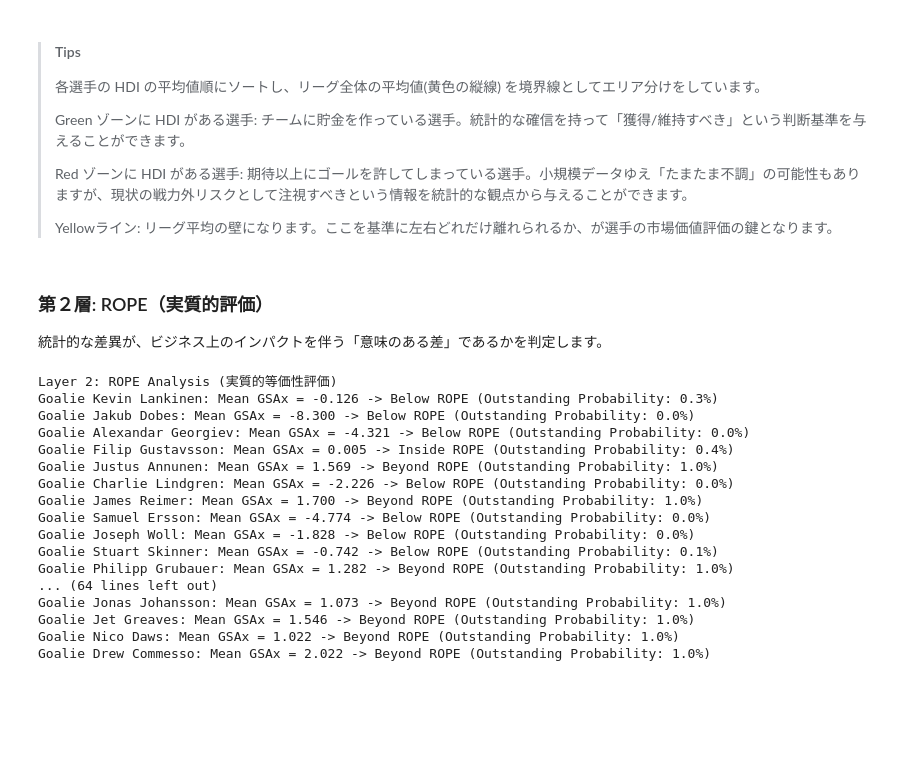
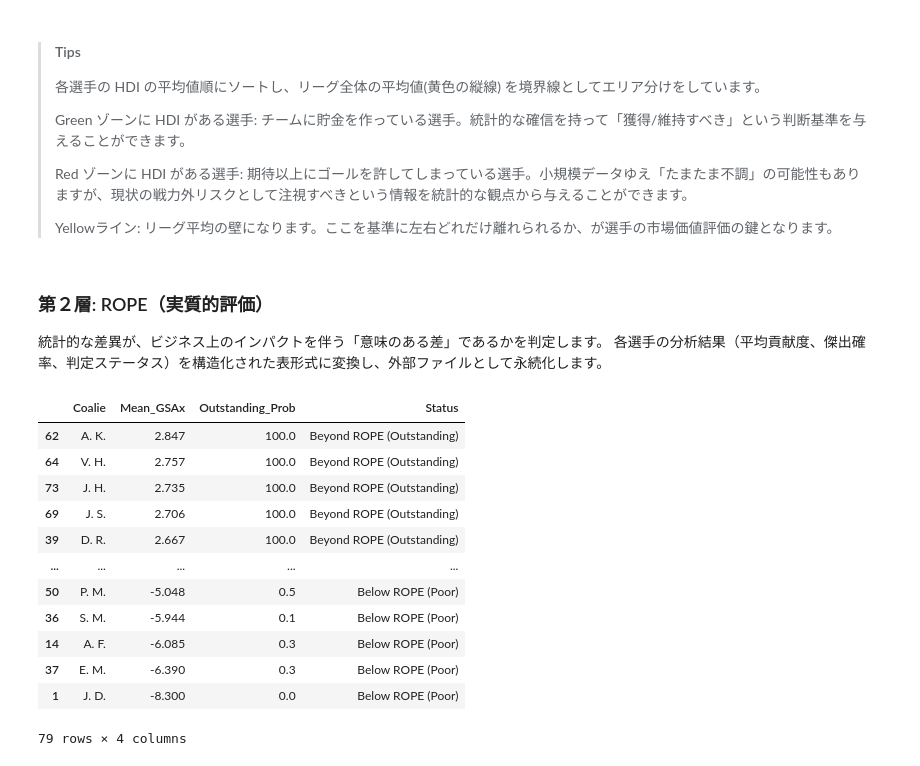
Before and after one commit to petalab-io/bayesian-iroha, a Jupyter notebook: notebooks/02_hockey_gotender/hockey_spatial_analysis.ipynb, the cells around one changed output. Saved outputs shown, nothing was run; the diff lists cells and outputs as text; code cells hidden in the pictures; blank space fills up the shorter version.

Commit message:
Feat: ROPE を実施する#10

```diff
--- a/notebooks/02_hockey_gotender/hockey_spatial_analysis.ipynb
+++ b/notebooks/02_hockey_gotender/hockey_spatial_analysis.ipynb
@@ -547,38 +547,45 @@ plt.show()
 # %% [markdown]
 ### 第２層: ROPE（実質的評価）
 統計的な差異が、ビジネス上のインパクトを伴う「意味のある差」であるかを判定します。
+各選手の分析結果（平均貢献度、傑出確率、判定ステータス）を構造化された表形式に変換し、外部ファイルとして永続化します。
 # %%
-# ±0.05点以内は実務上の誤差とみなす
-ROPE_THRESHOLD = 0.05
+ROPE_THRESHOLD = 0.05  # ±0.05点以内は実務上の誤差とみなす
+results_rope = []  # 分析結果を格納するリストの準備
 
-print("Layer 2: ROPE Analysis (実質的等価性評価)")
 for i, dist in enumerate(list_goalie_gsax):
     mean_gsax = dist.mean()
     prob_above_rope = (dist > ROPE_THRESHOLD).mean()
 
     if mean_gsax > ROPE_THRESHOLD:
-        res = "Beyond ROPE"
+        status = "Beyond ROPE (Outstanding)"
     elif mean_gsax < -ROPE_THRESHOLD:
-        res = "Below ROPE"
+        status = "Below ROPE (Poor)"
     else:
-        res = "Inside ROPE"
+        status = "Inside ROPE (Equivalent)"
 
-    print(f"Goalie {id_to_name[i]}: Mean GSAx = {mean_gsax:.3f} -> {res} (Outstanding Probability: {prob_above_rope:.1f}%)")
+    # リストに追加
+    results_rope.append({
+        "Coalie": obfuscate_name(id_to_name[i]),  # 選手名を匿名化
+        "Mean_GSAx": round(mean_gsax, 3),
+        "Outstanding_Prob": round(prob_above_rope * 100, 1),
+        "Status": status
+    })
+
+# DataFrame の作成とソート（貢献度順）
+df_rope_analysis = pd.DataFrame(results_rope).sort_values(by="Mean_GSAx", ascending=False)
+
+df_rope_analysis
 # %% [output]
+|  | Coalie | Mean_GSAx | Outstanding_Prob | Status |
+| 62 | A. K. | 2.847 | 100.0 | Beyond ROPE (Outstanding) |
+| 64 | V. H. | 2.757 | 100.0 | Beyond ROPE (Outstanding) |
+| 73 | J. H. | 2.735 | 100.0 | Beyond ROPE (Outstanding) |
+| 69 | J. S. | 2.706 | 100.0 | Beyond ROPE (Outstanding) |
+| 39 | D. R. | 2.667 | 100.0 | Beyond ROPE (Outstanding) |
+| ... | ... | ... | ... | ... |
+| 50 | P. M. | -5.048 | 0.5 | Below ROPE (Poor) |
+| 36 | S. M. | -5.944 | 0.1 | Below ROPE (Poor) |
+| 14 | A. F. | -6.085 | 0.3 | Below ROPE (Poor) |
+| 37 | E. M. | -6.390 | 0.3 | Below ROPE (Poor) |
+| 1 | J. D. | -8.300 | 0.0 | Below ROPE (Poor) |
-Layer 2: ROPE Analysis (実質的等価性評価)
-Goalie Kevin Lankinen: Mean GSAx = -0.126 -> Below ROPE (Outstanding Probability: 0.3%)
-Goalie Jakub Dobes: Mean GSAx = -8.300 -> Below ROPE (Outstanding Probability: 0.0%)
-Goalie Alexandar Georgiev: Mean GSAx = -4.321 -> Below ROPE (Outstanding Probability: 0.0%)
-Goalie Filip Gustavsson: Mean GSAx = 0.005 -> Inside ROPE (Outstanding Probability: 0.4%)
-Goalie Justus Annunen: Mean GSAx = 1.569 -> Beyond ROPE (Outstanding Probability: 1.0%)
-Goalie Charlie Lindgren: Mean GSAx = -2.226 -> Below ROPE (Outstanding Probability: 0.0%)
-Goalie James Reimer: Mean GSAx = 1.700 -> Beyond ROPE (Outstanding Probability: 1.0%)
-Goalie Samuel Ersson: Mean GSAx = -4.774 -> Below ROPE (Outstanding Probability: 0.0%)
-Goalie Joseph Woll: Mean GSAx = -1.828 -> Below ROPE (Outstanding Probability: 0.0%)
-Goalie Stuart Skinner: Mean GSAx = -0.742 -> Below ROPE (Outstanding Probability: 0.1%)
-Goalie Philipp Grubauer: Mean GSAx = 1.282 -> Beyond ROPE (Outstanding Probability: 1.0%)
-... (64 lines left out)
-Goalie Jonas Johansson: Mean GSAx = 1.073 -> Beyond ROPE (Outstanding Probability: 1.0%)
-Goalie Jet Greaves: Mean GSAx = 1.546 -> Beyond ROPE (Outstanding Probability: 1.0%)
-Goalie Nico Daws: Mean GSAx = 1.022 -> Beyond ROPE (Outstanding Probability: 1.0%)
-Goalie Drew Commesso: Mean GSAx = 2.022 -> Beyond ROPE (Outstanding Probability: 1.0%)
+79 rows × 4 columns
```
Also changed, not shown: parts of 3 cells of this notebook.
